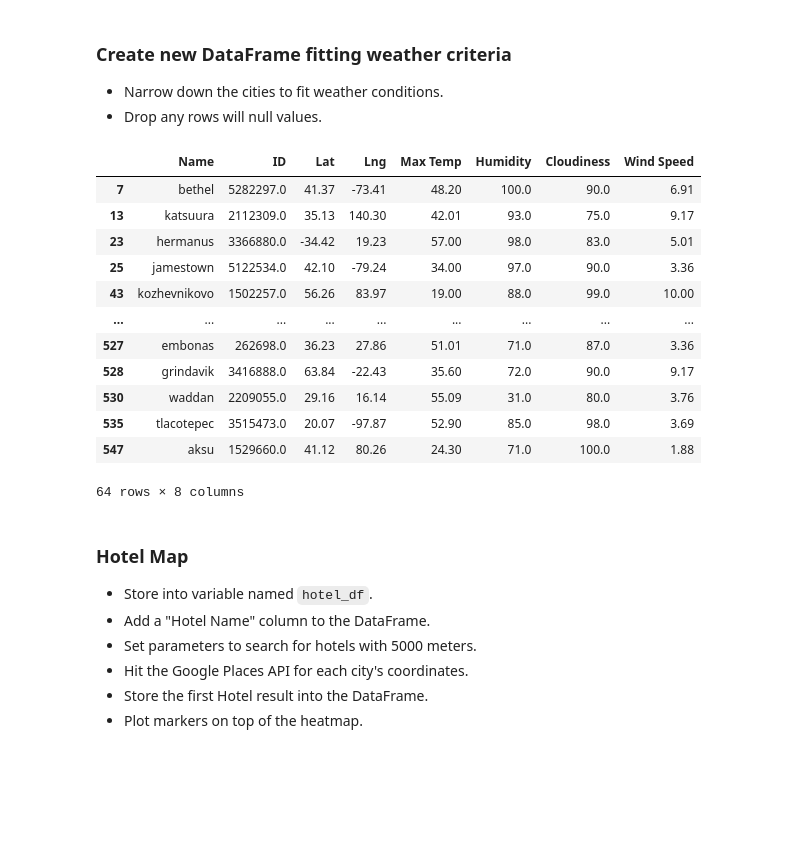
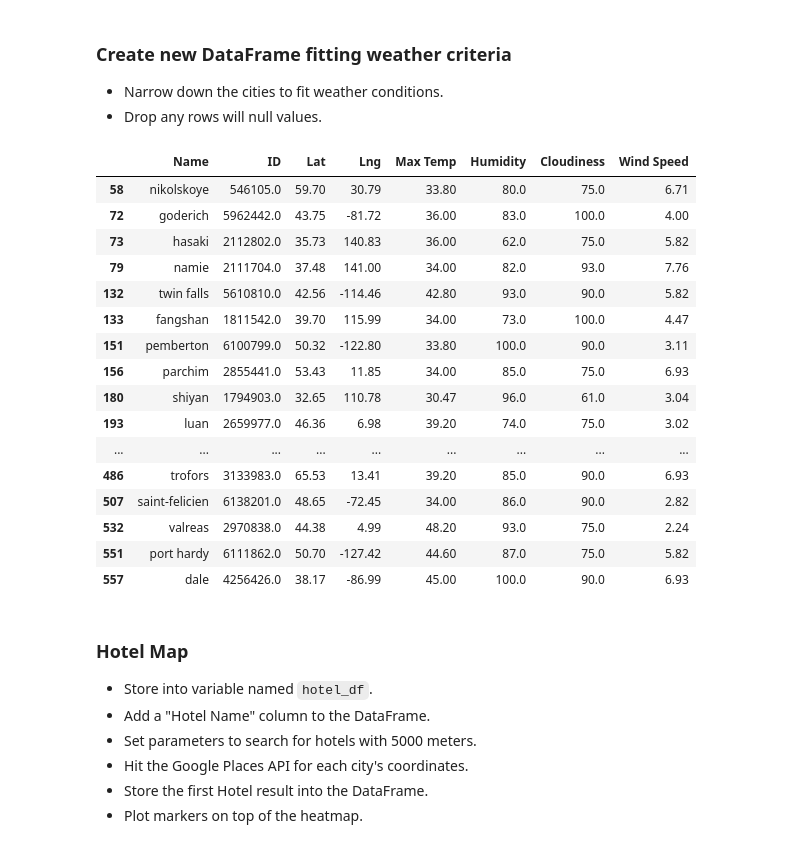
Before and after one commit to makeller234/python-api-challenge, a Jupyter notebook: VacationPy.ipynb, the cells around one changed output. Saved outputs shown, nothing was run; the diff lists cells and outputs as text; code cells hidden in the pictures; blank space fills up the shorter version.

```diff
--- a/VacationPy.ipynb
+++ b/VacationPy.ipynb
@@ -54,25 +56,30 @@ fig
 * Narrow down the cities to fit weather conditions.
 * Drop any rows will null values.
 # %%
-#I chose ideal cities based on what I like, coldish and cloudy.
+#I chose ideal the ideal city weather based on what I like, coldish and cloudy.
 
-idealWeatherCities = cities.loc[((cities["Max Temp"]<60) & (cities["Max Temp"]>15)) & (cities["Wind Speed"]<=10) & \
-                                (cities["Cloudiness"]>50)]
-idealWeatherCities
+narrowed_city_df = cities.loc[((cities["Max Temp"]<50) & (cities["Max Temp"]>30)) & (cities["Wind Speed"]<=8) & \
+                                (cities["Cloudiness"]>60)]
+narrowed_city_df = narrowed_city_df.dropna()
+narrowed_city_df
 # %% [output]
 |  | Name | ID | Lat | Lng | Max Temp | Humidity | Cloudiness | Wind Speed |
-| 7 | bethel | 5282297.0 | 41.37 | -73.41 | 48.20 | 100.0 | 90.0 | 6.91 |
-| 13 | katsuura | 2112309.0 | 35.13 | 140.30 | 42.01 | 93.0 | 75.0 | 9.17 |
-| 23 | hermanus | 3366880.0 | -34.42 | 19.23 | 57.00 | 98.0 | 83.0 | 5.01 |
-| 25 | jamestown | 5122534.0 | 42.10 | -79.24 | 34.00 | 97.0 | 90.0 | 3.36 |
-| 43 | kozhevnikovo | 1502257.0 | 56.26 | 83.97 | 19.00 | 88.0 | 99.0 | 10.00 |
+| 58 | nikolskoye | 546105.0 | 59.70 | 30.79 | 33.80 | 80.0 | 75.0 | 6.71 |
+| 72 | goderich | 5962442.0 | 43.75 | -81.72 | 36.00 | 83.0 | 100.0 | 4.00 |
+| 73 | hasaki | 2112802.0 | 35.73 | 140.83 | 36.00 | 62.0 | 75.0 | 5.82 |
+| 79 | namie | 2111704.0 | 37.48 | 141.00 | 34.00 | 82.0 | 93.0 | 7.76 |
+| 132 | twin falls | 5610810.0 | 42.56 | -114.46 | 42.80 | 93.0 | 90.0 | 5.82 |
+| 133 | fangshan | 1811542.0 | 39.70 | 115.99 | 34.00 | 73.0 | 100.0 | 4.47 |
+| 151 | pemberton | 6100799.0 | 50.32 | -122.80 | 33.80 | 100.0 | 90.0 | 3.11 |
+| 156 | parchim | 2855441.0 | 53.43 | 11.85 | 34.00 | 85.0 | 75.0 | 6.93 |
+| 180 | shiyan | 1794903.0 | 32.65 | 110.78 | 30.47 | 96.0 | 61.0 | 3.04 |
+| 193 | luan | 2659977.0 | 46.36 | 6.98 | 39.20 | 74.0 | 75.0 | 3.02 |
 | ... | ... | ... | ... | ... | ... | ... | ... | ... |
-| 527 | embonas | 262698.0 | 36.23 | 27.86 | 51.01 | 71.0 | 87.0 | 3.36 |
-| 528 | grindavik | 3416888.0 | 63.84 | -22.43 | 35.60 | 72.0 | 90.0 | 9.17 |
-| 530 | waddan | 2209055.0 | 29.16 | 16.14 | 55.09 | 31.0 | 80.0 | 3.76 |
-| 535 | tlacotepec | 3515473.0 | 20.07 | -97.87 | 52.90 | 85.0 | 98.0 | 3.69 |
-| 547 | aksu | 1529660.0 | 41.12 | 80.26 | 24.30 | 71.0 | 100.0 | 1.88 |
+| 486 | trofors | 3133983.0 | 65.53 | 13.41 | 39.20 | 85.0 | 90.0 | 6.93 |
+| 507 | saint-felicien | 6138201.0 | 48.65 | -72.45 | 34.00 | 86.0 | 90.0 | 2.82 |
+| 532 | valreas | 2970838.0 | 44.38 | 4.99 | 48.20 | 93.0 | 75.0 | 2.24 |
+| 551 | port hardy | 6111862.0 | 50.70 | -127.42 | 44.60 | 87.0 | 75.0 | 5.82 |
+| 557 | dale | 4256426.0 | 38.17 | -86.99 | 45.00 | 100.0 | 90.0 | 6.93 |
-64 rows × 8 columns
 # %% [markdown]
 ### Hotel Map
 * Store into variable named `hotel_df`.
```
Also changed, not shown: parts of 12 cells of this notebook, 6 other files.
